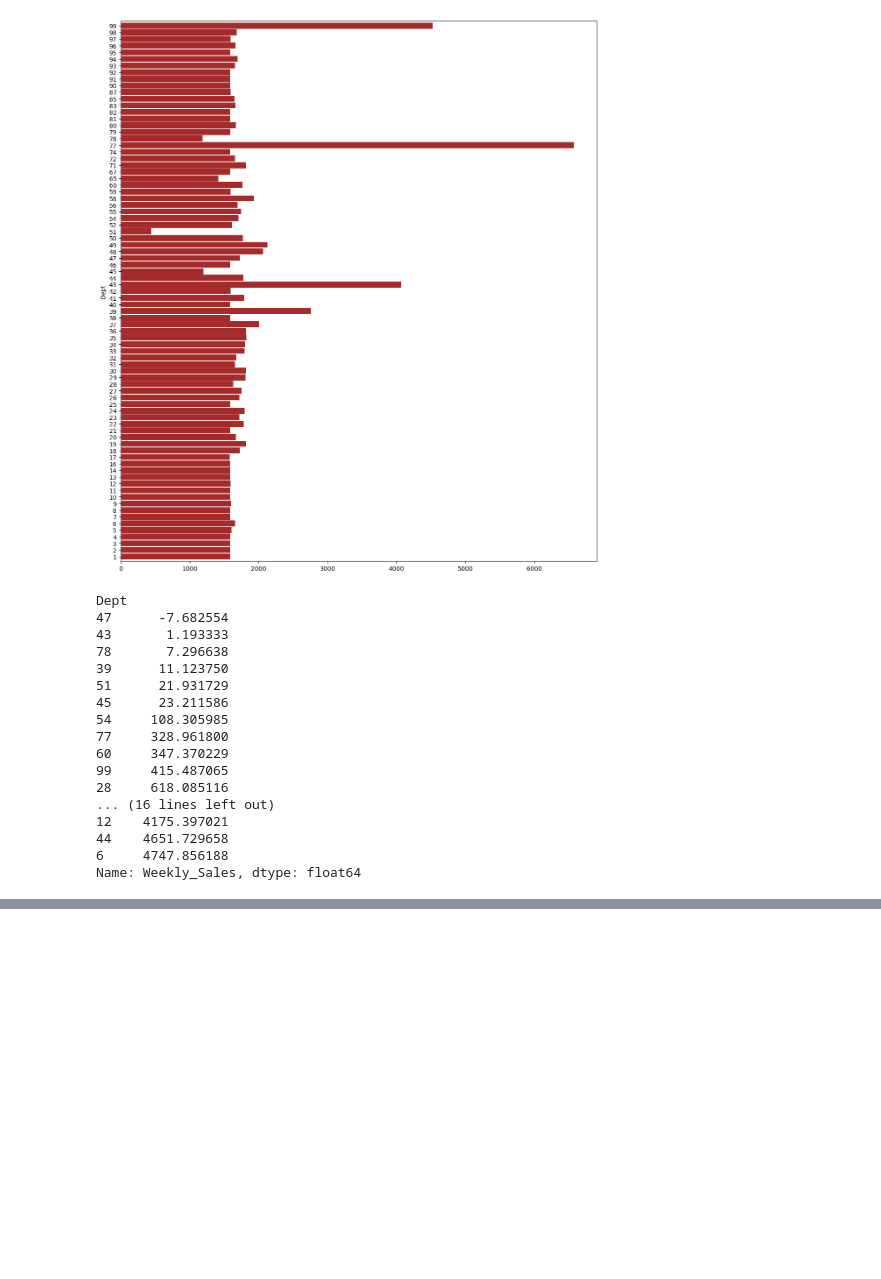
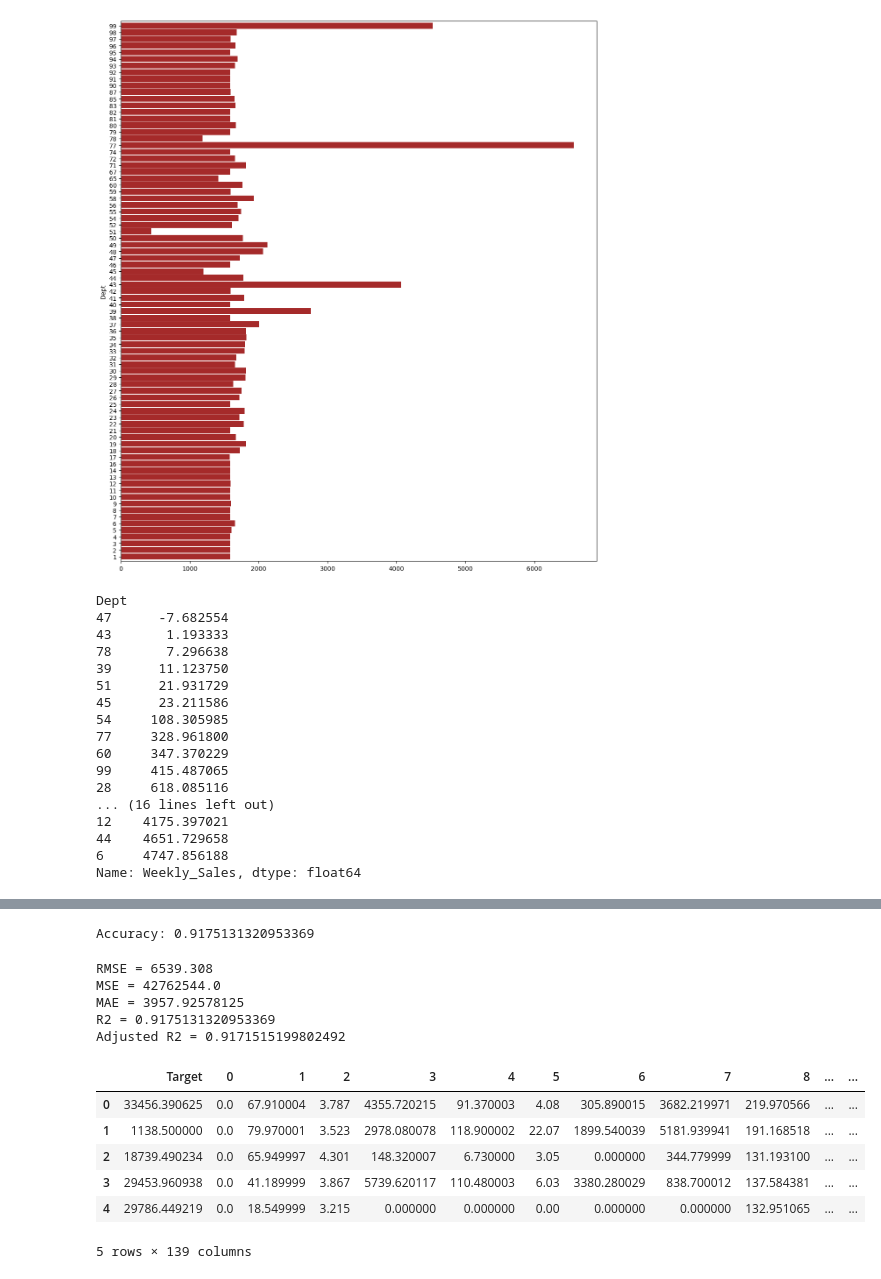
Before and after one commit to virgilio-murillo/aws-samples, a Jupyter notebook: sagemaker/retail_sales_prediction.ipynb, the cells around one changed output, grey strips where cells are left out. Drawn from its saved outputs; the diff is of its cells as text; code cells hidden in the pictures; blank space fills up the shorter version.

```diff
--- a/sagemaker/retail_sales_prediction.ipynb
+++ b/sagemaker/retail_sales_prediction.ipynb
@@ -635,0 +643,5 @@ y =
+# %%
+from sklearn.model_selection import train_test_split
+
+X_train, X_test, y_train, y_test = train_test_split(X, y, test_size = 0.15)
+X_test, X_val, y_test, y_val = train_test_split(X_test, y_test, test_size = 0.5)
@@ -635,0 +664,4 @@ y =
+# %%
+model = xgb.XGBRegressor(objective = 'reg:squarederror', learning_rate = 0.1, max_depth = 10, n_estimators = 100)
+
+model.fit(X_train, y_train)
@@ -635,0 +680,6 @@ y =
+# %%
+result = model.score(X_test, y_test)
+
+print("Accuracy: {}".format(result))
+# %% [output]
+Accuracy: 0.9175131320953369
@@ -635,0 +688,33 @@ y =
+# %%
+from sklearn.metrics import r2_score, mean_squared_error, mean_absolute_error
+from math import sqrt
+k = X_test.shape[1]
+n = len(X_test)
+RMSE = float(format(np.sqrt(mean_squared_error(y_test, y_predict)),'.3f'))
+MSE = mean_squared_error(y_test, y_predict)
+MAE = mean_absolute_error(y_test, y_predict)
+r2 = r2_score(y_test, y_predict)
+adj_r2 = 1-(1-r2)*(n-1)/(n-k-1)
+
+print('RMSE =',RMSE, '\nMSE =',MSE, '\nMAE =',MAE, '\nR2 =', r2, '\nAdjusted R2 =', adj_r2)
+# %% [output]
+RMSE = 6539.308
+MSE = 42762544.0
+MAE = 3957.92578125
+R2 = 0.9175131320953369
+Adjusted R2 = 0.9171515199802492
+# %%
+train_data = pd.DataFrame({'Target': y_train[:,0]})
+# %%
+for i in range(X_train.shape[1]):
+    train_data[i] = X_train[:,i]
+# %%
+train_data.head()
+# %% [output]
+|  | Target | 0 | 1 | 2 | 3 | 4 | 5 | 6 | 7 | 8 | ... | ... |
+| 0 | 33456.390625 | 0.0 | 67.910004 | 3.787 | 4355.720215 | 91.370003 | 4.08 | 305.890015 | 3682.219971 | 219.970566 | ... | ... |
+| 1 | 1138.500000 | 0.0 | 79.970001 | 3.523 | 2978.080078 | 118.900002 | 22.07 | 1899.540039 | 5181.939941 | 191.168518 | ... | ... |
+| 2 | 18739.490234 | 0.0 | 65.949997 | 4.301 | 148.320007 | 6.730000 | 3.05 | 0.000000 | 344.779999 | 131.193100 | ... | ... |
+| 3 | 29453.960938 | 0.0 | 41.189999 | 3.867 | 5739.620117 | 110.480003 | 6.03 | 3380.280029 | 838.700012 | 137.584381 | ... | ... |
+| 4 | 29786.449219 | 0.0 | 18.549999 | 3.215 | 0.000000 | 0.000000 | 0.00 | 0.000000 | 0.000000 | 132.951065 | ... | ... |
+5 rows × 139 columns
```
Also changed, not shown: parts of 38 cells of this notebook.
